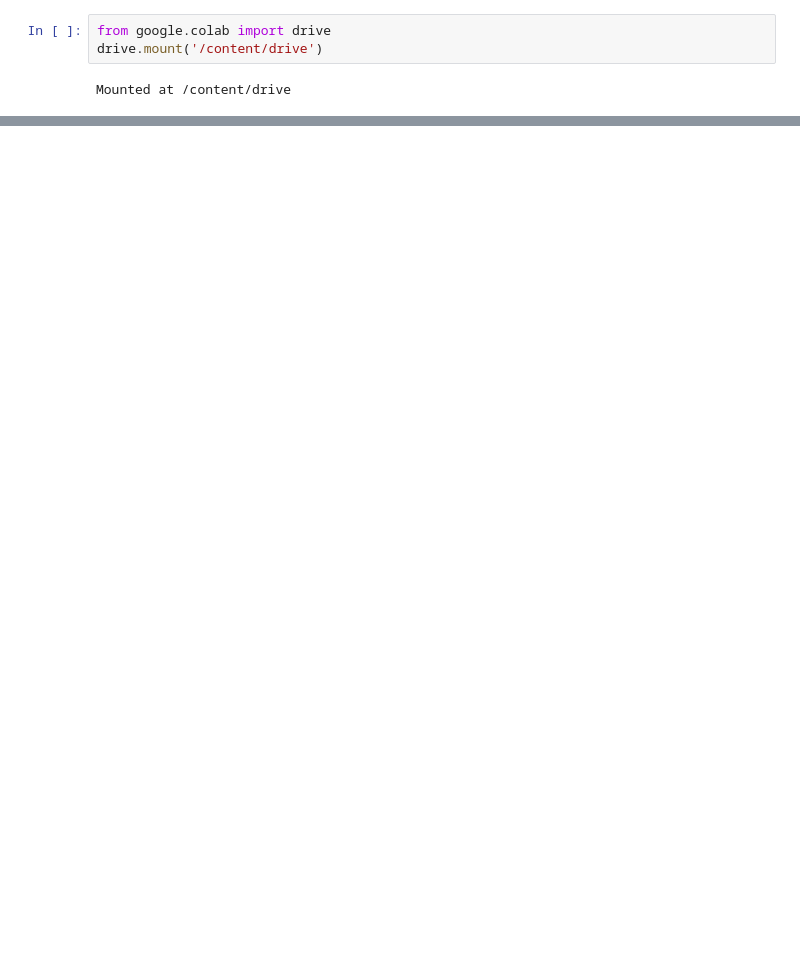
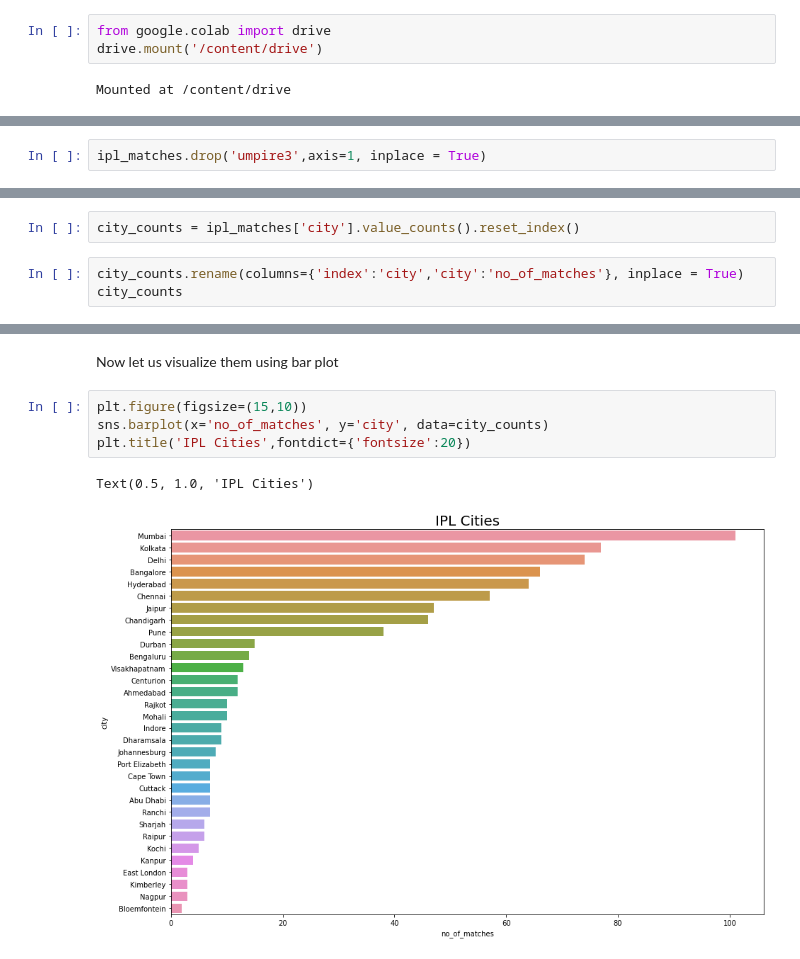
Before and after one commit to anshudhanshu/IPL-Dataset-Analysis, a Jupyter notebook: Sudhanshu_Rawat_Team_3_Capstone_Project.ipynb, the cells around one changed output, grey strips where cells are left out. Cells and saved outputs as stored; diff of their text form; blank space fills up the shorter version.

Commit message:
Exploratory Analysis and Visualization

```diff
--- a/Sudhanshu_Rawat_Team_3_Capstone_Project.ipynb
+++ b/Sudhanshu_Rawat_Team_3_Capstone_Project.ipynb
@@ -88,0 +210,2 @@ df.describe(include='object')
+# %%
+ipl_matches.drop('umpire3',axis=1, inplace = True)
@@ -88,0 +252,5 @@ df.describe(include='object')
+# %%
+city_counts = ipl_matches['city'].value_counts().reset_index()
+# %%
+city_counts.rename(columns={'index':'city','city':'no_of_matches'}, inplace = True)
+city_counts
@@ -88,0 +275,9 @@ df.describe(include='object')
+# %% [markdown]
+Now let us visualize them using bar plot
+# %%
+plt.figure(figsize=(15,10))
+sns.barplot(x='no_of_matches', y='city', data=city_counts)
+plt.title('IPL Cities',fontdict={'fontsize':20})
+# %% [output]
+Text(0.5, 1.0, 'IPL Cities')
+[figure, added]
```
Also changed, not shown: parts of 36 cells of this notebook.
